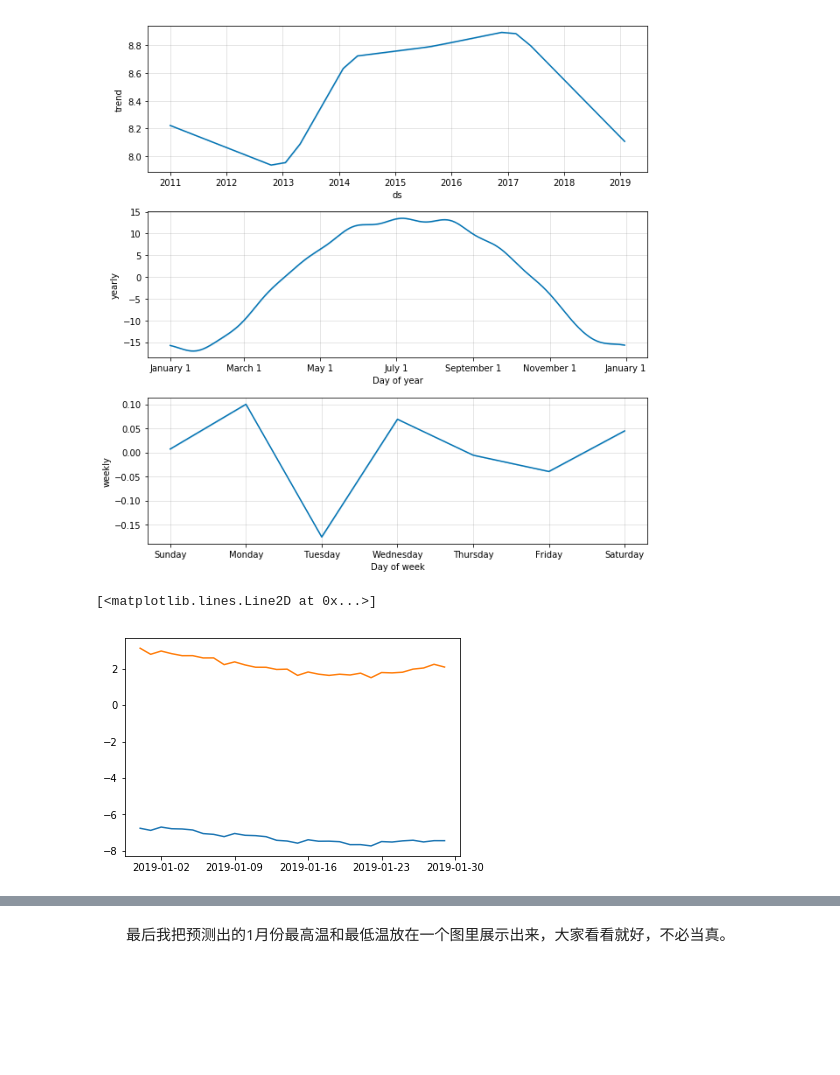
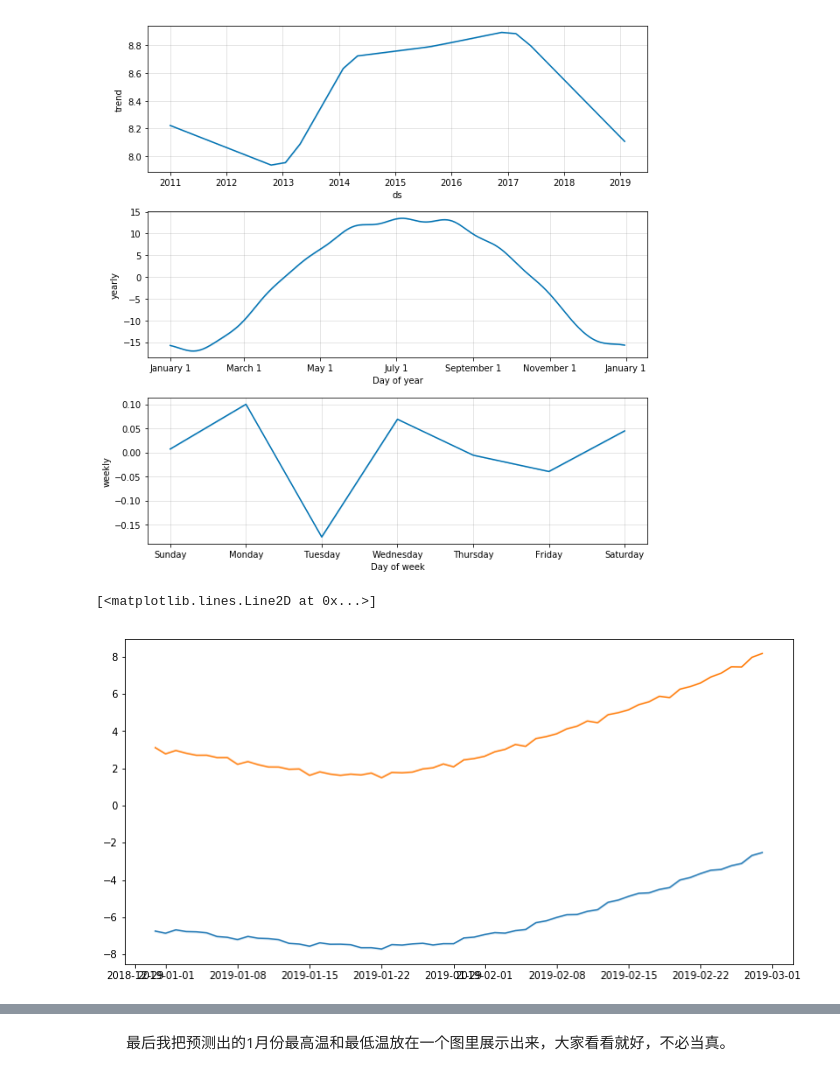
Before and after one commit to xindoo/machine-learning, a Jupyter notebook: fbprophet/ProphetDemo(bjweather).ipynb, the cells around one changed output, grey strips where cells are left out. Drawn from its saved outputs; the diff is of its cells as text; code cells hidden in the pictures; blank space fills up the shorter version.

```diff
--- a/fbprophet/ProphetDemo(bjweather).ipynb
+++ b/fbprophet/ProphetDemo(bjweather).ipynb
@@ -47,8 +47,8 @@ INFO:fbprophet.forecaster:Disabling daily seasonality. Run prophet with daily_se
 # %% [markdown]
 　　预测的时候需要传入需要预测的日期，以及预测所用的历史数据日期，prophet提供了一个make_future_dataframe的方法，可以生成所需要的日期数据。periods默认是天，也可以加freq='H'，更改为其他时间粒度，我试了下，貌似最细时间粒度只能到小时。
 # %%
-futuremin = minModel.make_future_dataframe(periods=30)
-futuremax = maxModel.make_future_dataframe(periods=30)
+futuremin = minModel.make_future_dataframe(periods=60)
+futuremax = maxModel.make_future_dataframe(periods=60)
 futuremin.tail()
 # %% [output]
 |  | ds |
@@ -91,8 +91,9 @@ fig2 = maxModel.plot_components(fcmin)
 # %% [output]
 [figure]
 # %%
-plt.plot(fcmin['ds'].tail(30), fcmin['yhat'].tail(30))
-plt.plot(fcmax['ds'].tail(30), fcmax['yhat'].tail(30))
+plt.figure(figsize=(12, 6))
+plt.plot(fcmin['ds'].tail(60), fcmin['yhat'].tail(60))
+plt.plot(fcmax['ds'].tail(60), fcmax['yhat'].tail(60))
 # %% [output]
 [<matplotlib.lines.Line2D at 0x...>]
-[figure, old version]
+[figure, new version]
```
Also changed, not shown: parts of 6 cells of this notebook, 2 other files.
